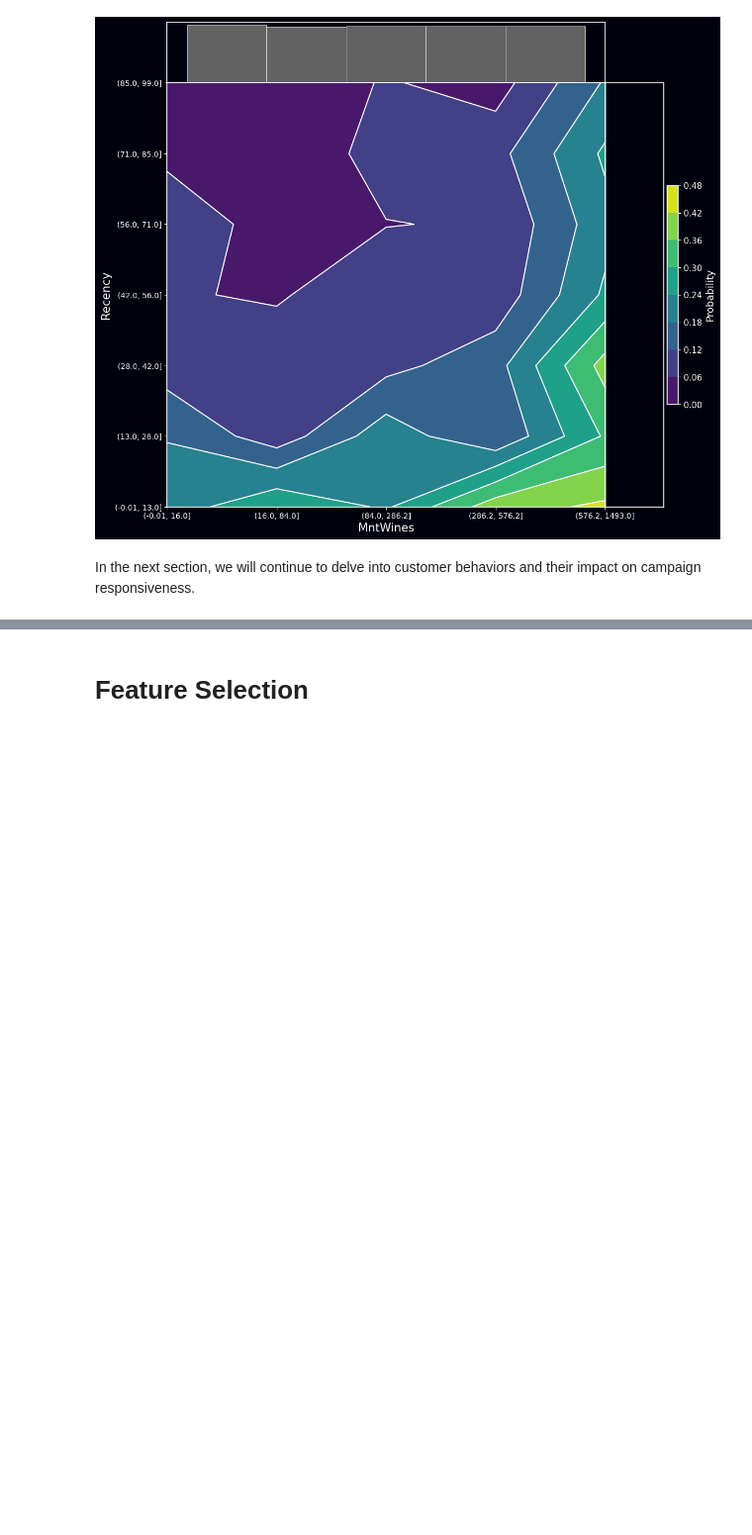
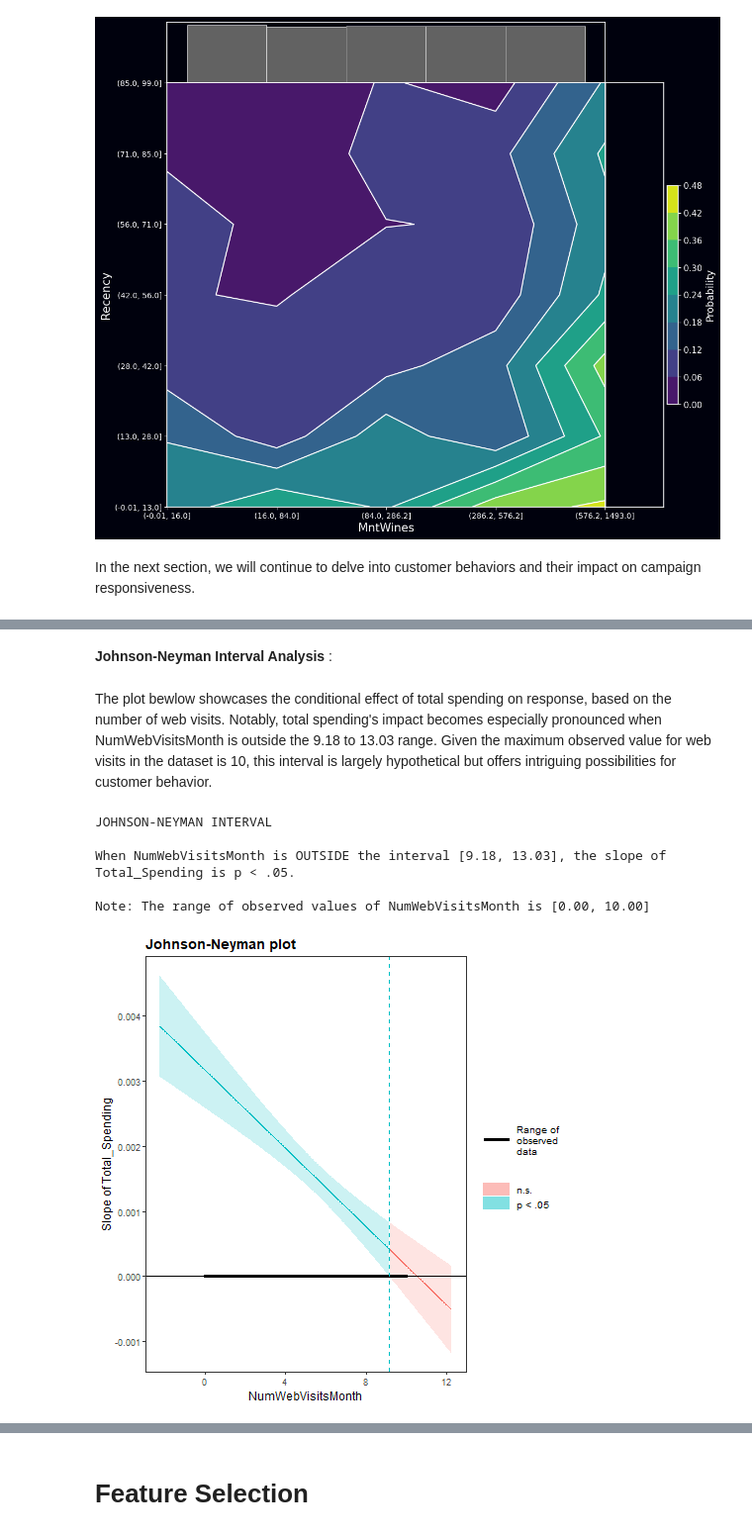
Before and after one commit to ramdhanhdy/DS_Project, a Jupyter notebook: Marketing Campaign/marketing_campaign_eda.ipynb, the cells around one changed output, grey strips where cells are left out. Shown at 99% size. Saved outputs shown, nothing was run; the diff lists cells and outputs as text; code cells hidden in the pictures; blank space fills up the shorter version.

```diff
--- a/Marketing Campaign/marketing_campaign_eda.ipynb
+++ b/Marketing Campaign/marketing_campaign_eda.ipynb
@@ -985,3 +988,8 @@ In the next section, we will continue to delve into customer behaviors and their
 %%R -i df
 
 r_df <- df
+# %%
+%%R
+
+logit_model <- glm(Response ~ Total_Spending * NumWebVisitsMonth, data = r_df, family = binomial)
+logit_model |> tidy()
@@ -987,0 +1031,15 @@ r_df <- df
+# %% [markdown]
+**Johnson-Neyman Interval Analysis** :
+# %% [markdown]
+The plot bewlow showcases the conditional effect of total spending on response, based on the number of web visits. Notably, total spending's impact becomes especially pronounced when NumWebVisitsMonth is outside the 9.18 to 13.03 range. Given the maximum observed value for web visits in the dataset is 10, this interval is largely hypothetical but offers intriguing possibilities for customer behavior.
+# %%
+%%R
+johnson_neyman(model = logit_model , pred = Total_Spending, modx = NumWebVisitsMonth)
+# %% [output]
+JOHNSON-NEYMAN INTERVAL
+
+When NumWebVisitsMonth is OUTSIDE the interval [9.18, 13.03], the slope of
+Total_Spending is p < .05.
+
+Note: The range of observed values of NumWebVisitsMonth is [0.00, 10.00]
+[figure, added]
```
Also changed, not shown: parts of 16 cells of this notebook.
